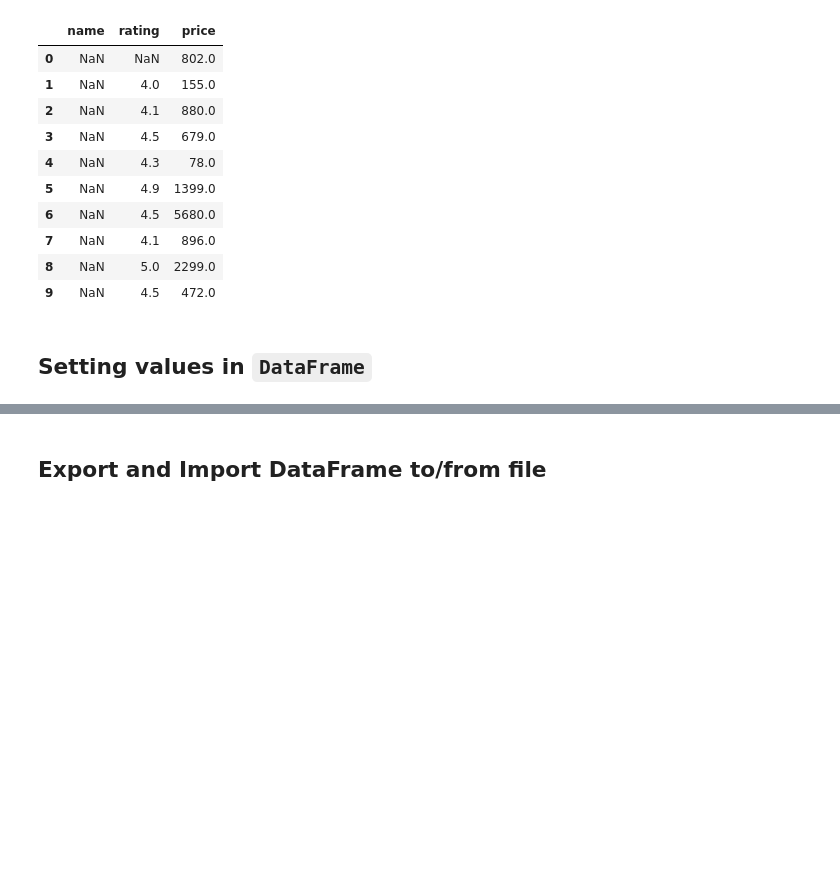
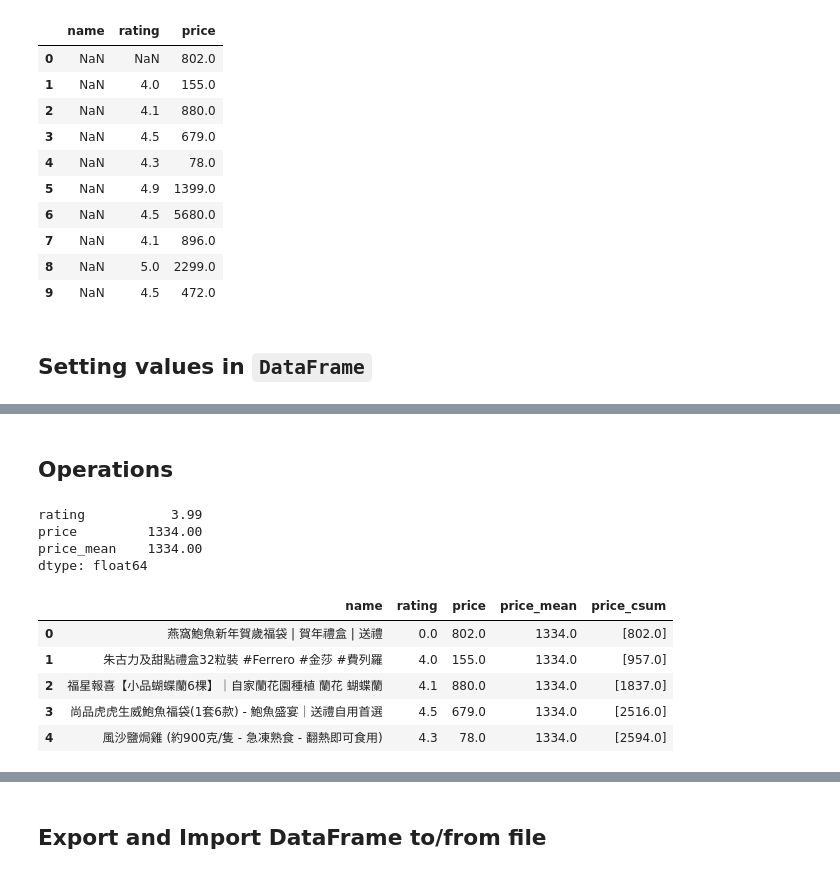
Before and after one commit to hkbu-kennycheng/comp3925, a Jupyter notebook: lab2_essential_python_module_for_data_analysis.ipynb, the cells around one changed output, grey strips where cells are left out. Drawn from its saved outputs; the diff is of its cells as text; code cells hidden in the pictures; blank space fills up the shorter version.

```diff
--- a/lab2_essential_python_module_for_data_analysis.ipynb
+++ b/lab2_essential_python_module_for_data_analysis.ipynb
@@ -812,0 +811,20 @@ df.head()
+# %% [markdown]
+## Operations
+# %%
+df.mean()
+# %% [output]
+rating           3.99
+price         1334.00
+price_mean    1334.00
+dtype: float64
+# %%
+#@title Apply cumulative sum using numpy
+df.at[:,'price_csum'] = df.apply(np.cumsum)
+df.head()
+# %% [output]
+|  | name | rating | price | price_mean | price_csum |
+| 0 | 燕窩鮑魚新年賀歲福袋 | 賀年禮盒 | 送禮 | 0.0 | 802.0 | 1334.0 | [802.0] |
+| 1 | 朱古力及甜點禮盒32粒裝 #Ferrero #金莎 #費列羅 | 4.0 | 155.0 | 1334.0 | [957.0] |
+| 2 | 福星報喜【小品蝴蝶蘭6棵】｜自家蘭花園種植 蘭花 蝴蝶蘭 | 4.1 | 880.0 | 1334.0 | [1837.0] |
+| 3 | 尚品虎虎生威鮑魚福袋(1套6款) - 鮑魚盛宴｜送禮自用首選 | 4.5 | 679.0 | 1334.0 | [2516.0] |
+| 4 | 風沙鹽焗雞 (約900克/隻 - 急凍熟食 - 翻熱即可食用) | 4.3 | 78.0 | 1334.0 | [2594.0] |
```
Also changed, not shown: parts of 17 cells of this notebook.
